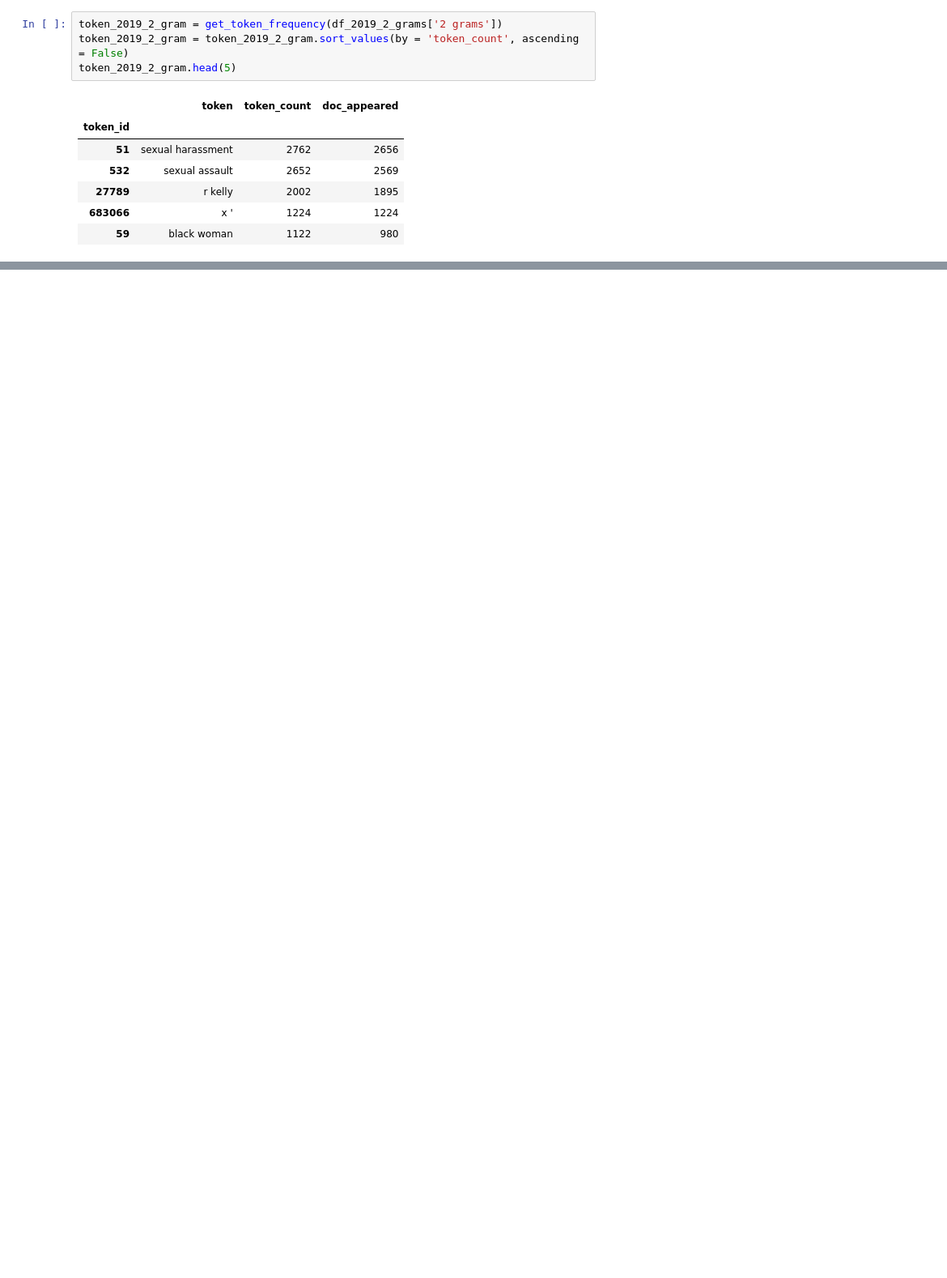
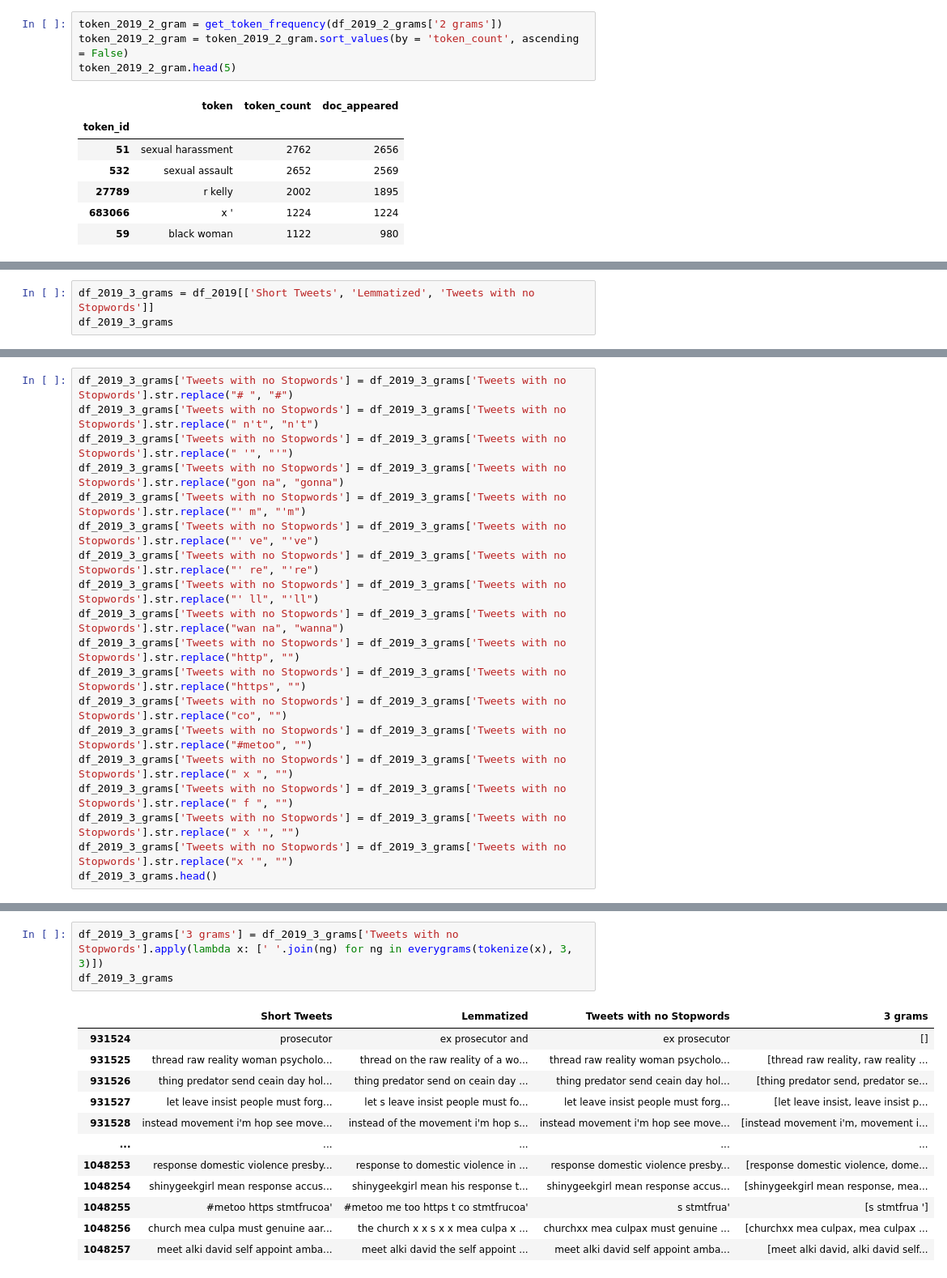
Before and after one commit to shilpakancharla/metoo-classification, a Jupyter notebook: Exploration.ipynb, the cells around one changed output, grey strips where cells are left out. Shown at 81% size. Cells and saved outputs as stored; diff of their text form; blank space fills up the shorter version.

```diff
--- a/Exploration.ipynb
+++ b/Exploration.ipynb
@@ -493,0 +631,3 @@ Text(0.5, 1.0, 'Most common 2-grams in 2019')
+# %%
+df_2019_3_grams = df_2019[['Short Tweets', 'Lemmatized', 'Tweets with no Stopwords']]
+df_2019_3_grams
@@ -493,0 +648,19 @@ Text(0.5, 1.0, 'Most common 2-grams in 2019')
+# %%
+df_2019_3_grams['Tweets with no Stopwords'] = df_2019_3_grams['Tweets with no Stopwords'].str.replace("# ", "#")
+df_2019_3_grams['Tweets with no Stopwords'] = df_2019_3_grams['Tweets with no Stopwords'].str.replace(" n't", "n't")
+df_2019_3_grams['Tweets with no Stopwords'] = df_2019_3_grams['Tweets with no Stopwords'].str.replace(" '", "'")
+df_2019_3_grams['Tweets with no Stopwords'] = df_2019_3_grams['Tweets with no Stopwords'].str.replace("gon na", "gonna")
+df_2019_3_grams['Tweets with no Stopwords'] = df_2019_3_grams['Tweets with no Stopwords'].str.replace("' m", "'m")
+df_2019_3_grams['Tweets with no Stopwords'] = df_2019_3_grams['Tweets with no Stopwords'].str.replace("' ve", "'ve")
+df_2019_3_grams['Tweets with no Stopwords'] = df_2019_3_grams['Tweets with no Stopwords'].str.replace("' re", "'re")
+df_2019_3_grams['Tweets with no Stopwords'] = df_2019_3_grams['Tweets with no Stopwords'].str.replace("' ll", "'ll")
+df_2019_3_grams['Tweets with no Stopwords'] = df_2019_3_grams['Tweets with no Stopwords'].str.replace("wan na", "wanna")
+df_2019_3_grams['Tweets with no Stopwords'] = df_2019_3_grams['Tweets with no Stopwords'].str.replace("http", "")
+df_2019_3_grams['Tweets with no Stopwords'] = df_2019_3_grams['Tweets with no Stopwords'].str.replace("https", "")
+df_2019_3_grams['Tweets with no Stopwords'] = df_2019_3_grams['Tweets with no Stopwords'].str.replace("co", "")
+df_2019_3_grams['Tweets with no Stopwords'] = df_2019_3_grams['Tweets with no Stopwords'].str.replace("#metoo", "")
+df_2019_3_grams['Tweets with no Stopwords'] = df_2019_3_grams['Tweets with no Stopwords'].str.replace(" x ", "")
+df_2019_3_grams['Tweets with no Stopwords'] = df_2019_3_grams['Tweets with no Stopwords'].str.replace(" f ", "")
+df_2019_3_grams['Tweets with no Stopwords'] = df_2019_3_grams['Tweets with no Stopwords'].str.replace(" x '", "")
+df_2019_3_grams['Tweets with no Stopwords'] = df_2019_3_grams['Tweets with no Stopwords'].str.replace("x '", "")
+df_2019_3_grams.head()
@@ -493,0 +674,16 @@ Text(0.5, 1.0, 'Most common 2-grams in 2019')
+# %%
+df_2019_3_grams['3 grams'] = df_2019_3_grams['Tweets with no Stopwords'].apply(lambda x: [' '.join(ng) for ng in everygrams(tokenize(x), 3, 3)])
+df_2019_3_grams
+# %% [output]
+|  | Short Tweets | Lemmatized | Tweets with no Stopwords | 3 grams |
+| 931524 | prosecutor | ex prosecutor and | ex prosecutor | [] |
+| 931525 | thread raw reality woman psycholo... | thread on the raw reality of a wo... | thread raw reality woman psycholo... | [thread raw reality, raw reality ... |
+| 931526 | thing predator send ceain day hol... | thing predator send on ceain day ... | thing predator send ceain day hol... | [thing predator send, predator se... |
+| 931527 | let leave insist people must forg... | let s leave insist people must fo... | let leave insist people must forg... | [let leave insist, leave insist p... |
+| 931528 | instead movement i'm hop see move... | instead of the movement i'm hop s... | instead movement i'm hop see move... | [instead movement i'm, movement i... |
+| ... | ... | ... | ... | ... |
+| 1048253 | response domestic violence presby... | response to domestic violence in ... | response domestic violence presby... | [response domestic violence, dome... |
+| 1048254 | shinygeekgirl mean response accus... | shinygeekgirl mean his response t... | shinygeekgirl mean response accus... | [shinygeekgirl mean response, mea... |
+| 1048255 | #metoo https stmtfrucoa' | #metoo me too https t co stmtfrucoa' | s stmtfrua' | [s stmtfrua '] |
+| 1048256 | church mea culpa must genuine aar... | the church x x s x x mea culpa x ... | churchxx mea culpax must genuine ... | [churchxx mea culpax, mea culpax ... |
+| 1048257 | meet alki david self appoint amba... | meet alki david the self appoint ... | meet alki david self appoint amba... | [meet alki david, alki david self... |
```
Also changed, not shown: parts of 13 cells of this notebook.
